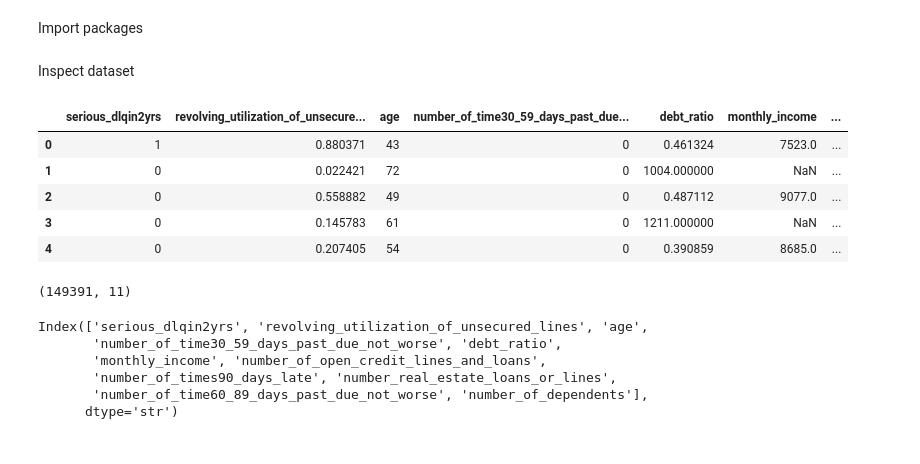
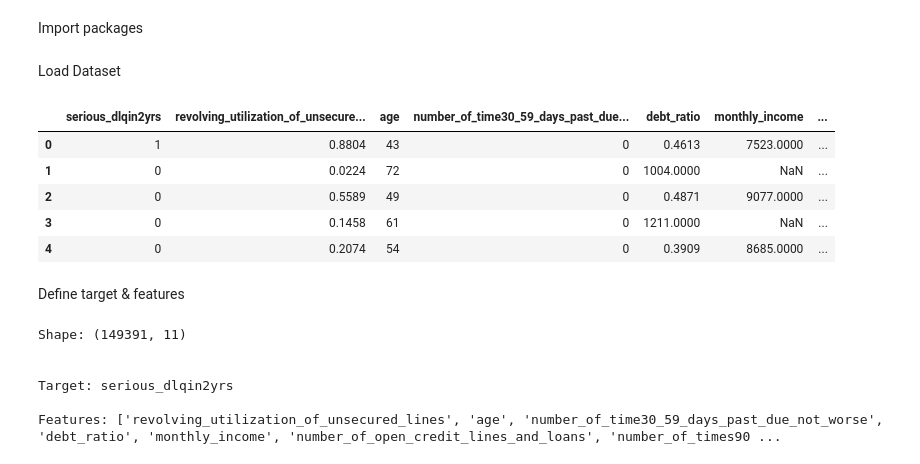
Before and after one commit to dmenezesgabriel/credit-risk-e2e, a Jupyter notebook: notebooks/01_eda.ipynb, the cells around one changed output. Cells and saved outputs as stored; diff of their text form; code cells hidden in the pictures.

```diff
--- a/notebooks/01_eda.ipynb
+++ b/notebooks/01_eda.ipynb
@@ -22,39 +47,45 @@ import io
+# %%
+warnings.filterwarnings("ignore")
+
+pd.set_option("display.float_format", "{:.4f}".format)
+
+sns.set_style("darkgrid")
+sns.set_theme(style="darkgrid")
+
+S3_ENDPOINT = "http://localstack:4566"
+BUCKET = "data-lake"
+PREFIX = "silver/credit_risk/cleaned/ingestion_date=2026-03-14/"
 # %% [markdown]
-Inspect dataset
+Load Dataset
 # %%
-endpoint = "http://localstack:4566"
-bucket_name = "data-lake"
-prefix = "silver/credit_risk/cleaned/ingestion_date=2026-03-14/"
-
 s3_client = boto3.client(
     "s3",
-    endpoint_url=endpoint,
-    aws_access_key_id="test",
-    aws_secret_access_key="test",
-    region_name="us-east-1"
 )
 
 
-response = s3_client.list_objects_v2(Bucket=bucket_name, Prefix=prefix)
+response = s3_client.list_objects_v2(Bucket=BUCKET, Prefix=PREFIX)
 parquet_keys = [
-    obj['Key'] for obj in response.get('Contents', [])
-    if obj['Key'].endswith('.parquet')
+    obj["Key"]
+    for obj in response.get("Contents", [])
+    if obj["Key"].endswith(".parquet")
 ]
 
 
 dfs = []
 
 for key in parquet_keys:
-    obj = s3_client.get_object(Bucket=bucket_name, Key=key)
-    dfs.append(pd.read_parquet(io.BytesIO(obj['Body'].read())))
+    obj = s3_client.get_object(Bucket=BUCKET, Key=key)
+    dfs.append(pd.read_parquet(io.BytesIO(obj["Body"].read())))
 
 df = pd.concat(dfs, ignore_index=True)
 
 df.head()
 # %% [output]
 |  | serious_dlqin2yrs | revolving_utilization_of_unsecure... | age | number_of_time30_59_days_past_due... | debt_ratio | monthly_income | ... |
-| 0 | 1 | 0.880371 | 43 | 0 | 0.461324 | 7523.0 | ... |
-| 1 | 0 | 0.022421 | 72 | 0 | 1004.000000 | NaN | ... |
-| 2 | 0 | 0.558882 | 49 | 0 | 0.487112 | 9077.0 | ... |
-| 3 | 0 | 0.145783 | 61 | 0 | 1211.000000 | NaN | ... |
-| 4 | 0 | 0.207405 | 54 | 0 | 0.390859 | 8685.0 | ... |
+| 0 | 1 | 0.8804 | 43 | 0 | 0.4613 | 7523.0000 | ... |
+| 1 | 0 | 0.0224 | 72 | 0 | 1004.0000 | NaN | ... |
+| 2 | 0 | 0.5589 | 49 | 0 | 0.4871 | 9077.0000 | ... |
+| 3 | 0 | 0.1458 | 61 | 0 | 1211.0000 | NaN | ... |
+| 4 | 0 | 0.2074 | 54 | 0 | 0.3909 | 8685.0000 | ... |
+# %% [markdown]
+Define target & features
@@ -61,13 +97,11 @@ df.head()
 # %%
-df.shape
+print(f"Shape: {df.shape}\n")
+print(f"\nTarget: {TARGET}\n")
+print(f"Features: {FEATURES}\n")
 # %% [output]
-(149391, 11)
+Shape: (149391, 11)
+
+
+Target: serious_dlqin2yrs
+
+Features: ['revolving_utilization_of_unsecured_lines', 'age', 'number_of_time30_59_days_past_due_not_worse', 'debt_ratio', 'monthly_income', 'number_of_open_credit_lines_and_loans', 'number_of_times90 ...
-# %%
-df.columns
-# %% [output]
-Index(['serious_dlqin2yrs', 'revolving_utilization_of_unsecured_lines', 'age',
-       'number_of_time30_59_days_past_due_not_worse', 'debt_ratio',
-       'monthly_income', 'number_of_open_credit_lines_and_loans',
-       'number_of_times90_days_late', 'number_real_estate_loans_or_lines',
-       'number_of_time60_89_days_past_due_not_worse', 'number_of_dependents'],
-      dtype='str')
```
Also changed, not shown: parts of 13 cells of this notebook, 6 other files.
